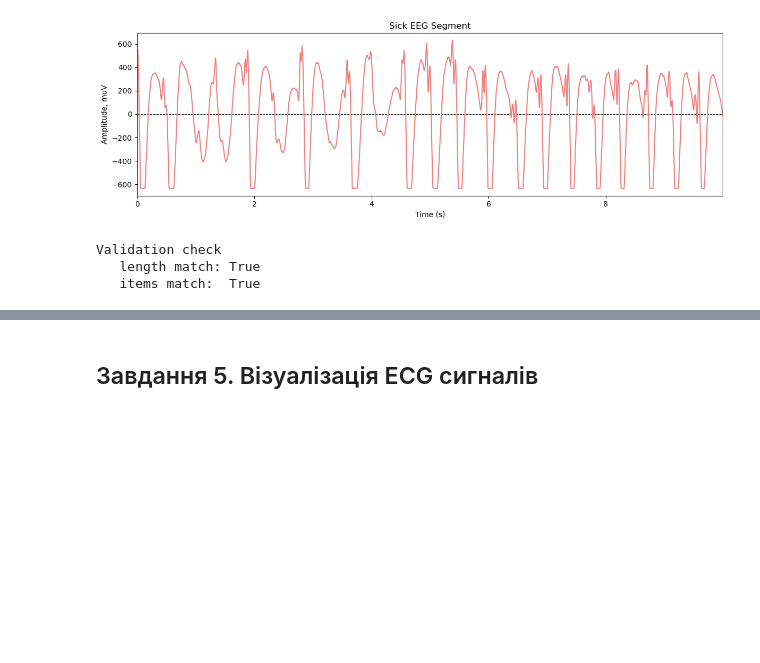
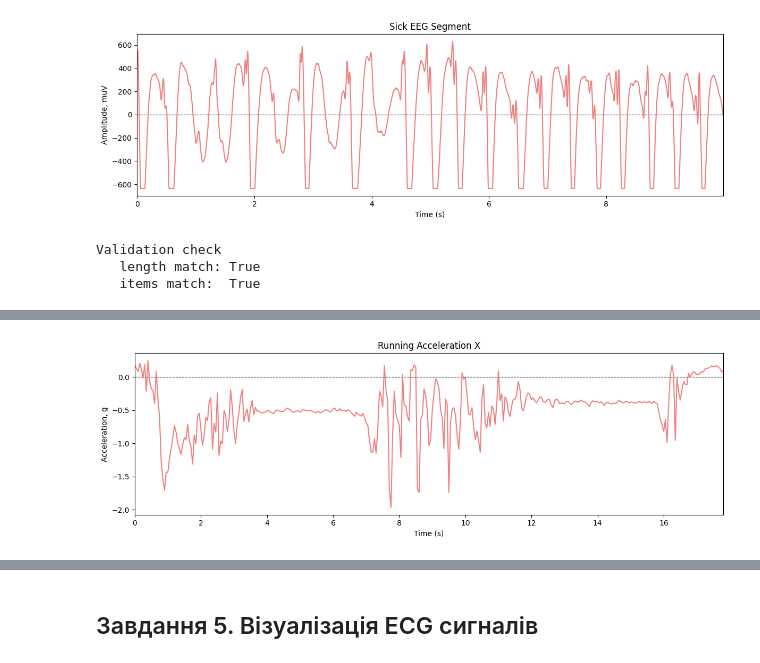
Before and after one commit to n1n1n1q/SignalProcessingLabs, a Jupyter notebook: lab01/sig_proc1.ipynb, the cells around one changed output, grey strips where cells are left out. Cells and saved outputs as stored; diff of their text form; code cells hidden in the pictures; blank space fills up the shorter version.

```diff
--- a/lab01/sig_proc1.ipynb
+++ b/lab01/sig_proc1.ipynb
@@ -95,0 +158,4 @@ Validation check
+# %%
+plot_signal_parted(running_accel['AccelerationX'], imu_fs, start=0, end=-1, title='Running Acceleration X', ylabel="Acceleration, g")
+# %% [output]
+[figure, added]
```
Also changed, not shown: parts of 26 cells of this notebook, 9 other files.
